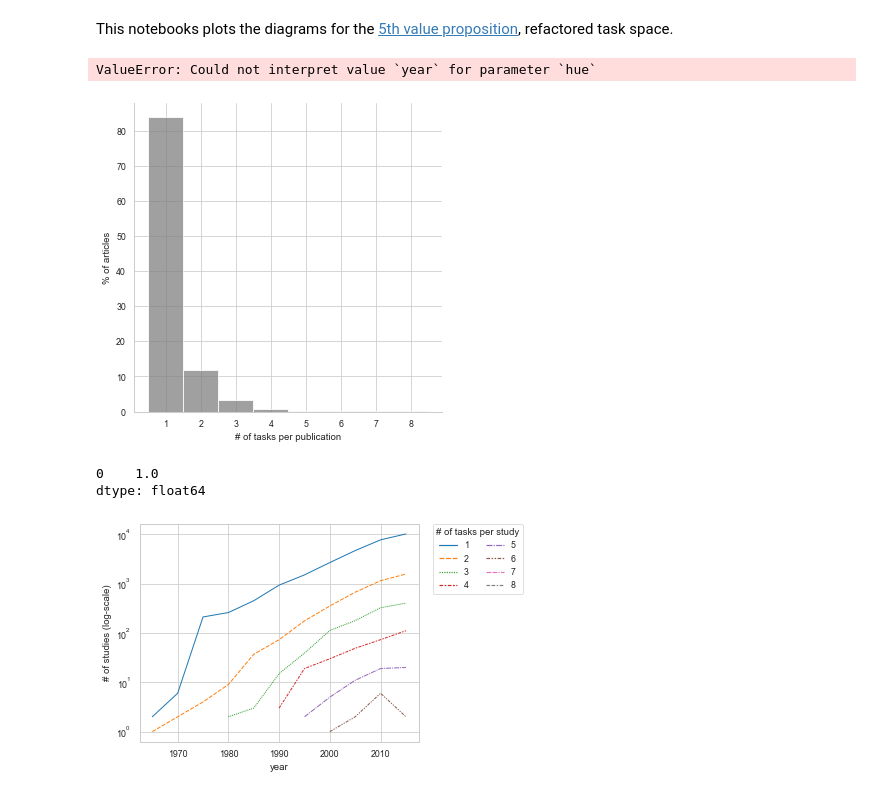
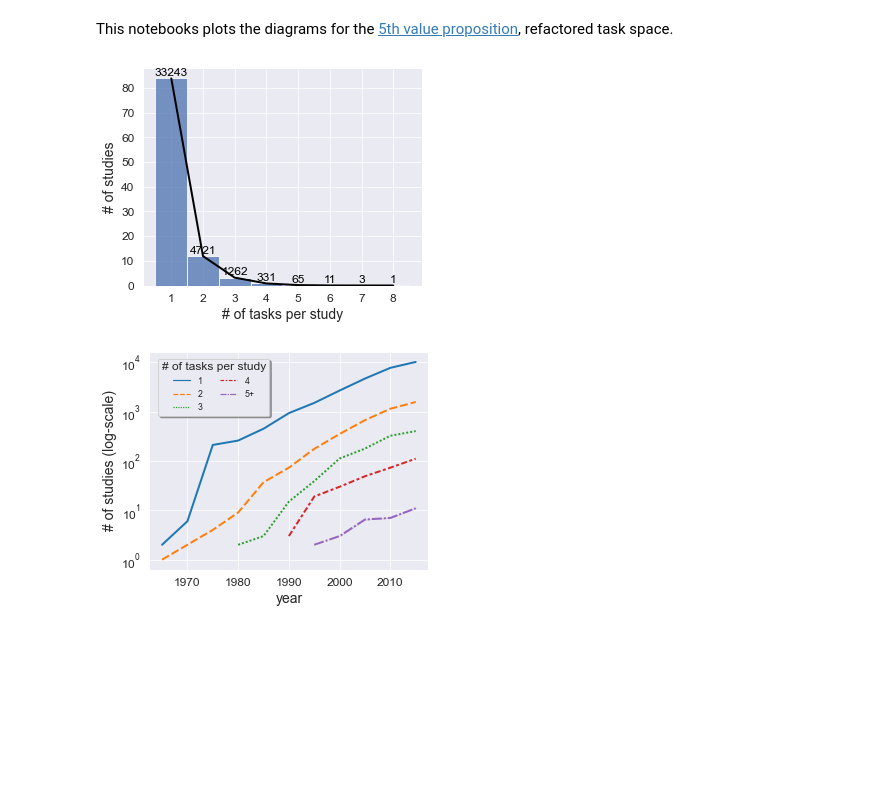
Before and after one commit to morteza/CogText, a Jupyter notebook: notebooks/CogSci2022/Figure 1-C.ipynb, the cells around one changed output. Drawn from its saved outputs; the diff is of its cells as text; code cells hidden in the pictures; blank space fills up the shorter version.

```diff
--- a/notebooks/CogSci2022/Figure 1-C.ipynb
+++ b/notebooks/CogSci2022/Figure 1-C.ipynb
@@ -15,50 +15,50 @@ PUBMED = PubMedDataLoader(preprocessed=False).load()
 # %%
 # number of tasks per study
 
 task_counts_by_pmids = PUBMED.query('category.str.contains("Task")').groupby(['pmid','year'])[['category','label']].count()
 task_counts_by_pmids['label'] = task_counts_by_pmids['label'].astype('category')
 
 n_pubs = PUBMED.query('category.str.contains("Task")')['pmid'].nunique()
 
 task_cnts = task_counts_by_pmids.value_counts().to_frame()
 task_pcts = task_cnts * 100 / n_pubs
 
-sns.displot(task_counts_by_pmids,
+_, ax = plt.subplots(figsize=(5,4))
+
+sns.histplot(task_counts_by_pmids,
             x='label',
-            color='gray',
+            # color='gray',
             stat='percent',
             # hue='year',
-            aspect=1).set(
-  xlabel='# of tasks per publication',
-  ylabel='% of articles',
+            ax=ax,
+            palette='Blues'
+            ).set(
+  xlabel='# of tasks per study',
+  ylabel='% of studies',
   # ylim=(-1000,35000),
   # title='Number of cognitive tasks per article in a corpus of 39637 articles\n'
         # 'that mentioned at least one task name. Gray bar labels are the number of articles.'
 )
 
-g = sns.lineplot(data=task_pcts, x='label', hue='year', y=0, lw=2, color='black')
+g = sns.lineplot(data=task_pcts, x='label', y=0, lw=2, color='black')
 
 # plot labels
 for index, row in task_cnts.iterrows():
   x = row.name[0]
   y = task_pcts.loc[index] + 1.0
   lbl = round(row[0],2)
-  g.text(x, y, lbl, color='gray', ha="center")
+  g.text(x, y, lbl, color='black', ha='center', fontsize=12)
 
+plt.ylabel('# of studies', fontsize=14)
+plt.xlabel('# of tasks per study', fontsize=14)
+plt.xticks(fontsize=12)
+plt.yticks(fontsize=12)
 
-# plt.show()
+plt.show()
 # %% [output]
-ValueError: Could not interpret value `year` for parameter `hue`
-[figure, old version]
+[figure, new version]
-# %%
-
-# TODO: number of unique tasks per constructs
-xxx = task_per_pub_counts.value_counts().to_frame() / PUBMED.query('category.str.contains("Task")')['pmid'].nunique()
-xxx.sum()
-# %% [output]
-0    1.0
-dtype: float64
 # %%
+sns.set('paper')
 cnts = PUBMED.query('category.str.contains("Task")').groupby(['pmid'])[['label']].count()
 
 years = PUBMED.query('category.str.contains("Task")').groupby(['pmid']).apply(lambda x: x['year'].iloc[0])
@@ -78,17 +78,26 @@ cnts.rename(columns={'pmid':'n_articles'}, inplace=True)
 # cnts = cnts.query('n_tasks > 1 and year < 2020')
 cnts = cnts.query('year < 2020')
 
+cnts['n_tasks'] = cnts['n_tasks'].replace([5,6,7,8],'5+')
+
 plt.figure(figsize=(5,4))
-g = sns.lineplot(data=cnts, x='year', y='n_articles', hue='n_tasks', style='n_tasks', lw=1, palette='tab10')
+g = sns.lineplot(data=cnts,
+                 ci=False,
+                 x='year', y='n_articles', hue='n_tasks', style='n_tasks', lw=2,
+                 palette='tab10')
 g.set(yscale='log')
 
-plt.legend(title='# of tasks per study', bbox_to_anchor=(1.05, 1),
+plt.legend(title='# of tasks per study',
+           bbox_to_anchor=(.43, .97),
            ncol=2,
-           loc=2, borderaxespad=0.)
-plt.ylabel('# of studies (log-scale)')
+           shadow=True,
+           title_fontsize=12,
+           borderaxespad=0.)
+
+plt.ylabel('# of studies (log-scale)', fontsize=14)
+plt.xlabel('year', fontsize=14)
+plt.xticks(fontsize=12)
+plt.yticks(fontsize=12)
 plt.show()
-
-# TODO show single-tasks as a disconnected curve
-# TODO show percentages along the curve
 # %% [output]
-[figure, old version]
+[figure, new version]
```
Also changed, not shown: 2 other files.
